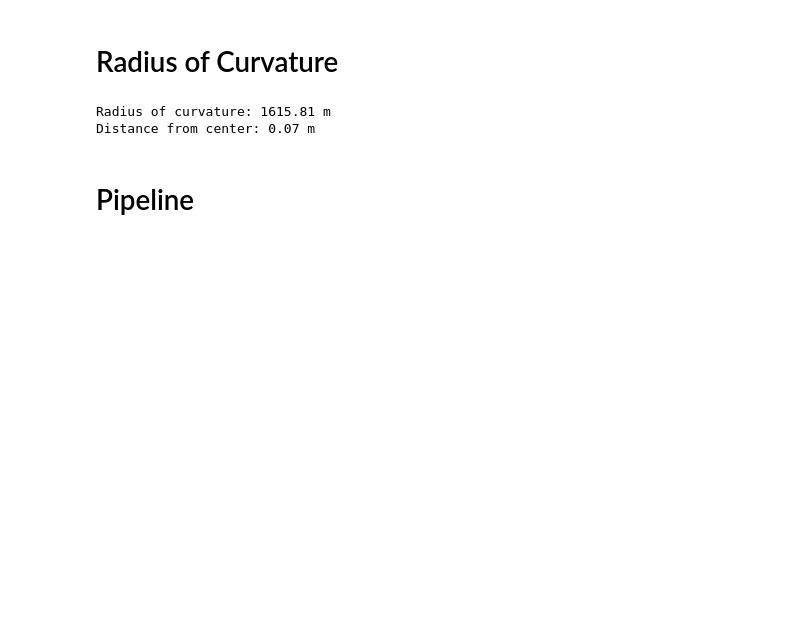
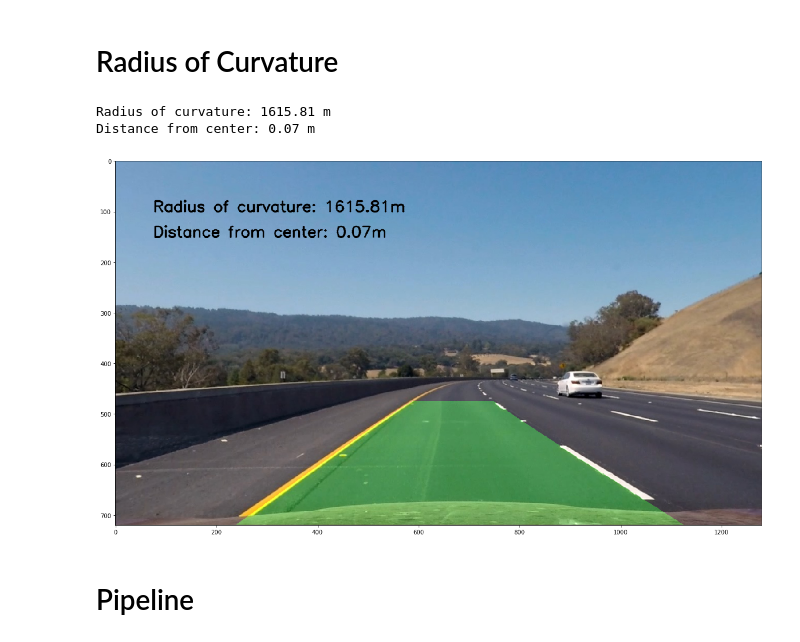
Before and after one commit to rknuffman/CarND-Advanced-Lane-Lines, a Jupyter notebook: Pipeline.ipynb, the cells around one changed output. Saved outputs shown, nothing was run; the diff lists cells and outputs as text; code cells hidden in the pictures; blank space fills up the shorter version.

```diff
--- a/Pipeline.ipynb
+++ b/Pipeline.ipynb
@@ -120,6 +133,18 @@ print(offset_string)
 # %% [output]
 Radius of curvature: 1615.81 m
 Distance from center: 0.07 m
+# %%
+fill_img = fill_lane(undist, binary_warped, ploty, left_fitx, right_fitx, Minv)
+font = cv2.FONT_HERSHEY_SIMPLEX
+cv2.putText(fill_img, "Radius of curvature: {0:.2f}m".format(curverad), (75,100), font, 1., (0,0,0), 2, cv2.LINE_AA)
+cv2.putText(fill_img, "Distance from center: {0:.2f}m".format(position), (75,150), font, 1., (0,0,0), 2, cv2.LINE_AA)
+
+
+plt.figure(figsize=(20,20))
+plt.imshow(fill_img[:,:,::-1])
+plt.savefig("./output_images/output.png", bbox_inches='tight')
+# %% [output]
+[figure, added]
 # %% [markdown]
 # Pipeline
 # %%
```
Also changed, not shown: parts of 5 cells of this notebook, 1 other file.
